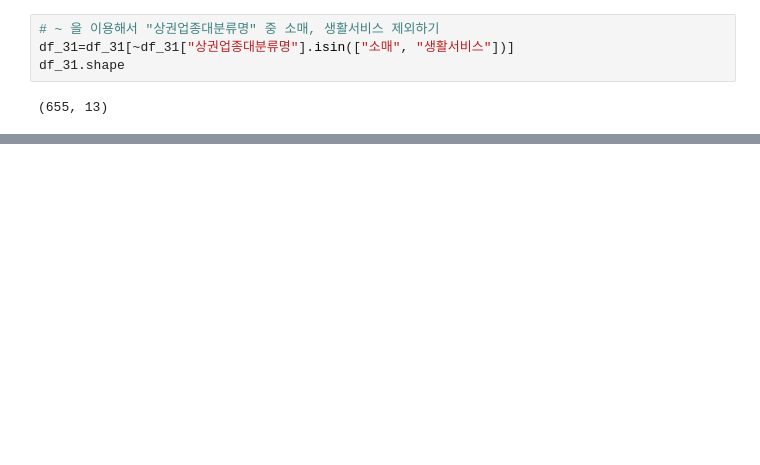
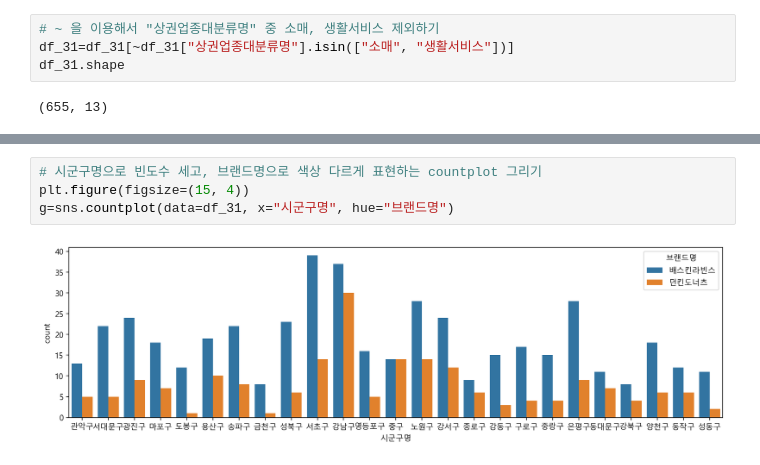
Before and after one commit to pmj3590/inflearn_opendata, a Jupyter notebook: franchise.ipynb, the cells around one changed output, grey strips where cells are left out. Cells and saved outputs as stored; diff of their text form; blank space fills up the shorter version.

```diff
--- a/franchise.ipynb
+++ b/franchise.ipynb
@@ -298,0 +319,6 @@ df_31.shape
+# %%
+# 시군구명으로 빈도수 세고, 브랜드명으로 색상 다르게 표현하는 countplot 그리기
+plt.figure(figsize=(15, 4))
+g=sns.countplot(data=df_31, x="시군구명", hue="브랜드명")
+# %% [output]
+[figure, added]
```
Also changed, not shown: parts of 21 cells of this notebook.
